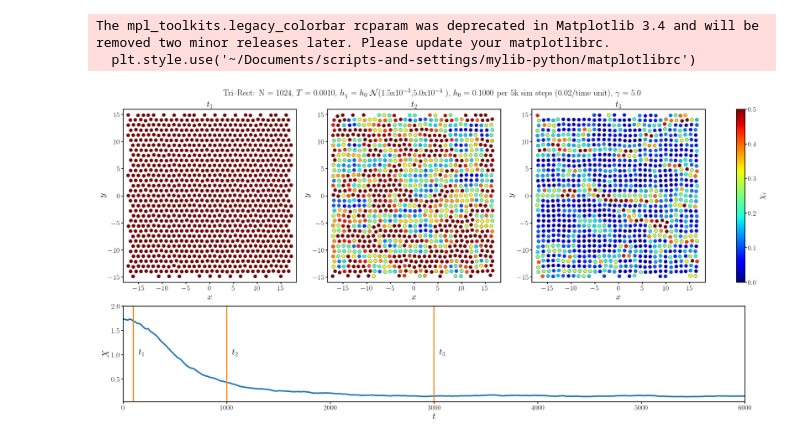
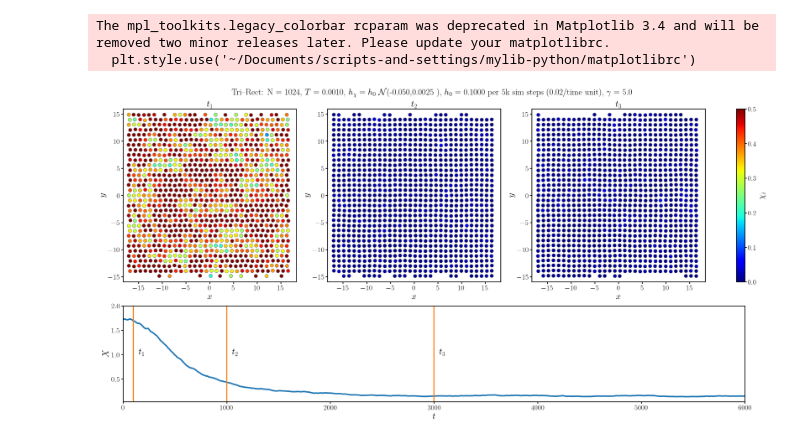
Before and after one commit to pankajpopli/MD_hchi, a Jupyter notebook: lib/anim.ipynb, the cells around one changed output. Cells and saved outputs as stored; diff of their text form; code cells hidden in the pictures.

```diff
--- a/lib/anim.ipynb
+++ b/lib/anim.ipynb
@@ -155,9 +155,17 @@ Parallel(n_jobs=4)(delayed(get_plots)(i) for i in range(1,6000,1))
 # ( N=3;for pdf in *.pdf; do  ((i=i%N)); ((i++==0)) && wait; sips -s format png --out  "${pdf%%.*}.png" "$pdf" & done; )
 # ffmpeg -r 30 -i frame_%d.png -c:v libx264 -pix_fmt yuv420p -r 30 1.mp4
 # %%
+t1=100
+t2=1000
+t3=3000
+profile_path= "../results_in_here/case2/width_0.0025-mean_0.05/system_profile.dat"
+config_path = "../results_in_here/case2/width_0.0025-mean_0.05/time/new_cordinates_{}.dat"
+log_path    = "../results_in_here/case2/width_0.0025-mean_0.05/log"
+save_path   = "../results_in_here/case2/width_0.0025-mean_0.05/config.pdf"
+
+
 # Read system profile
-
-with open("../../../../results/saswati/MD_hchi/gaussian_1024_ramp/system_profile.dat",'r') as file:
+with open(profile_path,'r') as file:
    systemProfile = file.read()
 file.close()
 totalN      =float(re.findall(r"^totalN\s=\s(\d+.\d+)?",systemProfile, re.MULTILINE)[0])
@@ -166,7 +174,11 @@ latt_c      =float(re.findall(r"^latt const\(a\)\s=\s(\d+.\d+)?", systemProfile,
 lbox_x      =float(re.findall(r"^lbox_x\s=\s(\d+.\d+)?", systemProfile, re.MULTILINE)[0])
 lbox_y      =float(re.findall(r"^lbox_y\s=\s(\d+.\d+)?", systemProfile, re.MULTILINE)[0])
 N_config    =float(re.findall(r"^total configs generated\s=\s(\d+.\d+)?", systemProfile, re.MULTILINE)[0])
-
+h_step      =float(re.findall(r"^h_step\s=\s(\d+.\d+)?", systemProfile, re.MULTILINE)[0])
+h_intrvl    =float(re.findall(r"^h_step_interval\s=\s(\d+.\d+)?", systemProfile, re.MULTILINE)[0])
+hchi_width  =float(re.findall(r"^hchi_width\s=\s(\d+.\d+)?", systemProfile, re.MULTILINE)[0])
+hchi_mean   =float(re.findall(r"^hchi_mean\s=\s(-\d+.\d+)?", systemProfile, re.MULTILINE)[0])
+damp        =float(re.findall(r"^damp\s=\s(\d+.\d+)?", systemProfile, re.MULTILINE)[0])
 
 # define figure canvas
 fig = plt.figure(constrained_layout=True, figsize=(26,13))
@@ -178,7 +190,7 @@ ax4 = fig.add_subplot(gs[0:2,3],box_aspect=20)
 ax5 = fig.add_subplot(gs[2,:])
 
 #figure titles
-fig_title ="Tri--Rect: N = {0:d}, $T =$ {1:.4f}, $h_{{\chi}}=h_0~\mathcal{{N}}$({2:.1f}x$10^{{-3}}$,{3:.1f}x$10^{{-4}}$ ), $h_0$ = {4:.4f} per 5k sim steps (0.02/time unit), $\gamma = $ {5:.1f}".format(int(totalN),Temp,1.5,5,0.1,5)
+fig_title ="Tri--Rect: N = {0:d}, $T =$ {1:.4f}, $h_{{\chi}}=h_0~\mathcal{{N}}$({2:.3f},{3:.4f} ), $h_0$ = {4:.4f} per 5k sim steps (0.02/time unit), $\gamma = $ {5:.1f}".format(int(totalN),Temp,hchi_mean,hchi_width,0.1,damp)
 fig.suptitle(fig_title)
 ax1.set_title("$t_1$")
 ax2.set_title("$t_2$")
@@ -212,39 +224,36 @@ ax2.set_ylim(ax1_ylim)
 ax3.set_xlim(ax1_xlim)
 ax3.set_ylim(ax1_ylim)
 ax5.set_xlim(ax5_xlim)
 ax5.set_ylim(ax5_ylim)
 
 #load data to plot 1
-t1=100
-t2=1000
-t3=3000
-config_path1 = "../results_in_here/gaussian_1024_ramp/time/new_cordinates_{}.dat".format(t1)
-config_path2 = "../results_in_here/gaussian_1024_ramp/time/new_cordinates_{}.dat".format(t2)
-config_path3 = "../results_in_here/gaussian_1024_ramp/time/new_cordinates_{}.dat".format(t3)
-data1 = np.loadtxt(config_path1,unpack=True);
+config_path1 = config_path.format(t1)
+config_path2 = config_path.format(t2)
+config_path3 = config_path.format(t3)
+data1 = np.loadtxt(config_path1,unpack=True)
 data2 = np.loadtxt(config_path2,unpack=True);
 data3 = np.loadtxt(config_path3,unpack=True);
 
 vmin_ = 0
 vmax_ = 0.5
 cm = plt.cm.get_cmap('jet')
 
 sc1 = ax1.scatter(data1[1],data1[2], s=100,edgecolors='gray', c=data1[7],vmin=vmin_, vmax=vmax_, cmap=cm)
 sc2 = ax2.scatter(data2[1],data2[2], s=100,edgecolors='gray',c=data2[7],vmin=vmin_, vmax=vmax_, cmap=cm)
 sc3 = ax3.scatter(data3[1],data3[2], s=100,edgecolors='gray', c=data3[7],vmin=vmin_, vmax=vmax_, cmap=cm)
 plt.colorbar(sc3,cax=ax4,format='%0.01f', label=r'$\chi_{i}$')
 
 #load data to plot 2
 log_path1 = "../results_in_here/gaussian_1024_ramp/log"
 logData1 = np.loadtxt(log_path1,unpack=True,skiprows=1);
 ax5.plot(logData1[0],logData1[4],'-',c="C0",linewidth=4)
 ax5.plot([t1,t1], [0, 3],color='C1', linestyle='-', linewidth=3.0);
 ax5.plot([t2,t2], [0, 3],color='C1', linestyle='-', linewidth=3.0);
 ax5.plot([t3,t3], [0, 3],color='C1', linestyle='-', linewidth=3.0);
 ax5.text(t1+50,1,r"$t_1$",size=25, weight='bold')
 ax5.text(t2+50,1,r"$t_2$",size=25, weight='bold')
 ax5.text(t3+50,1,r"$t_3$",size=25, weight='bold')
 
-fig.savefig('../results_in_here/gaussian_1024_ramp/config.pdf', transparent=False)
+fig.savefig(save_path, transparent=False)
 # %% [output]
-[figure, old version]
+[figure, new version]
```
Also changed, not shown: parts of 1 cell of this notebook.
